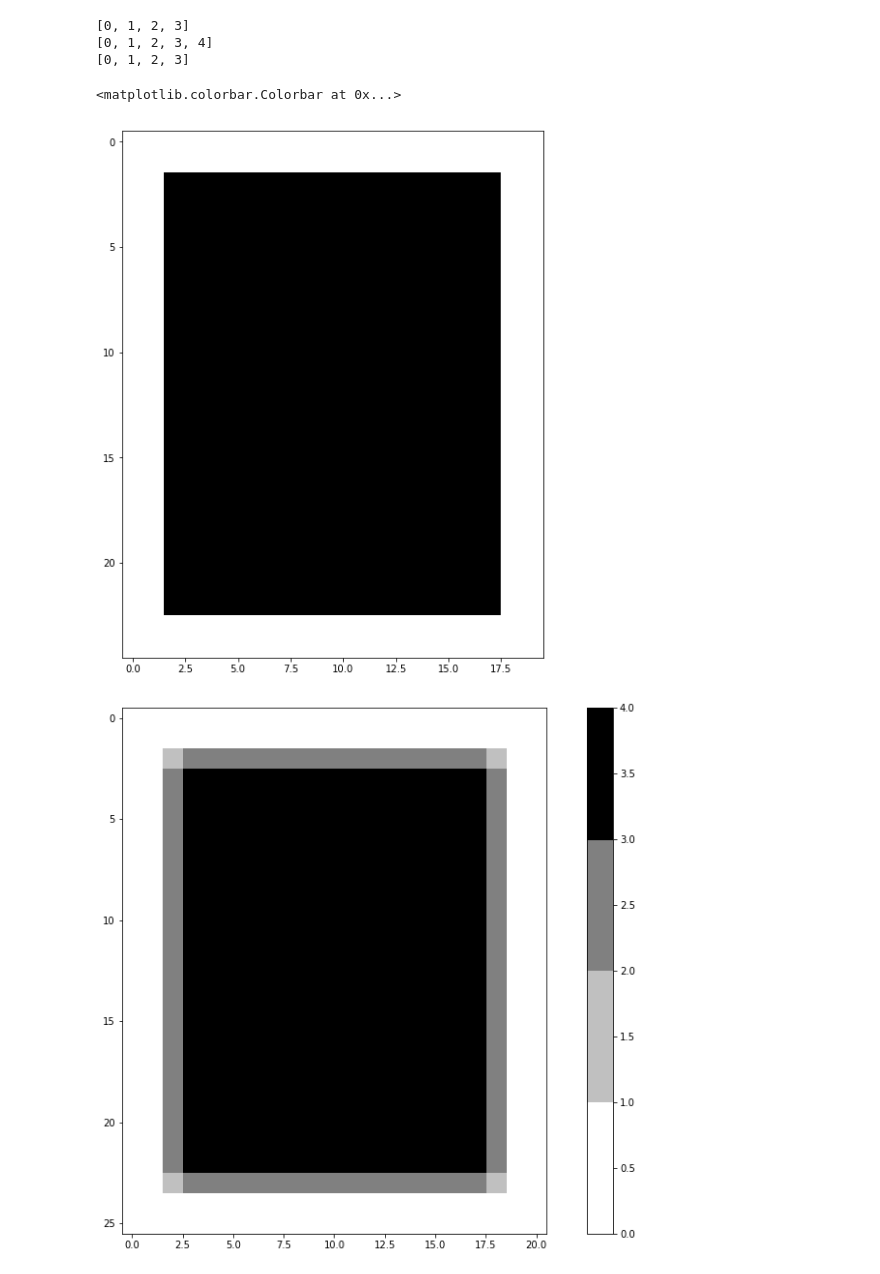
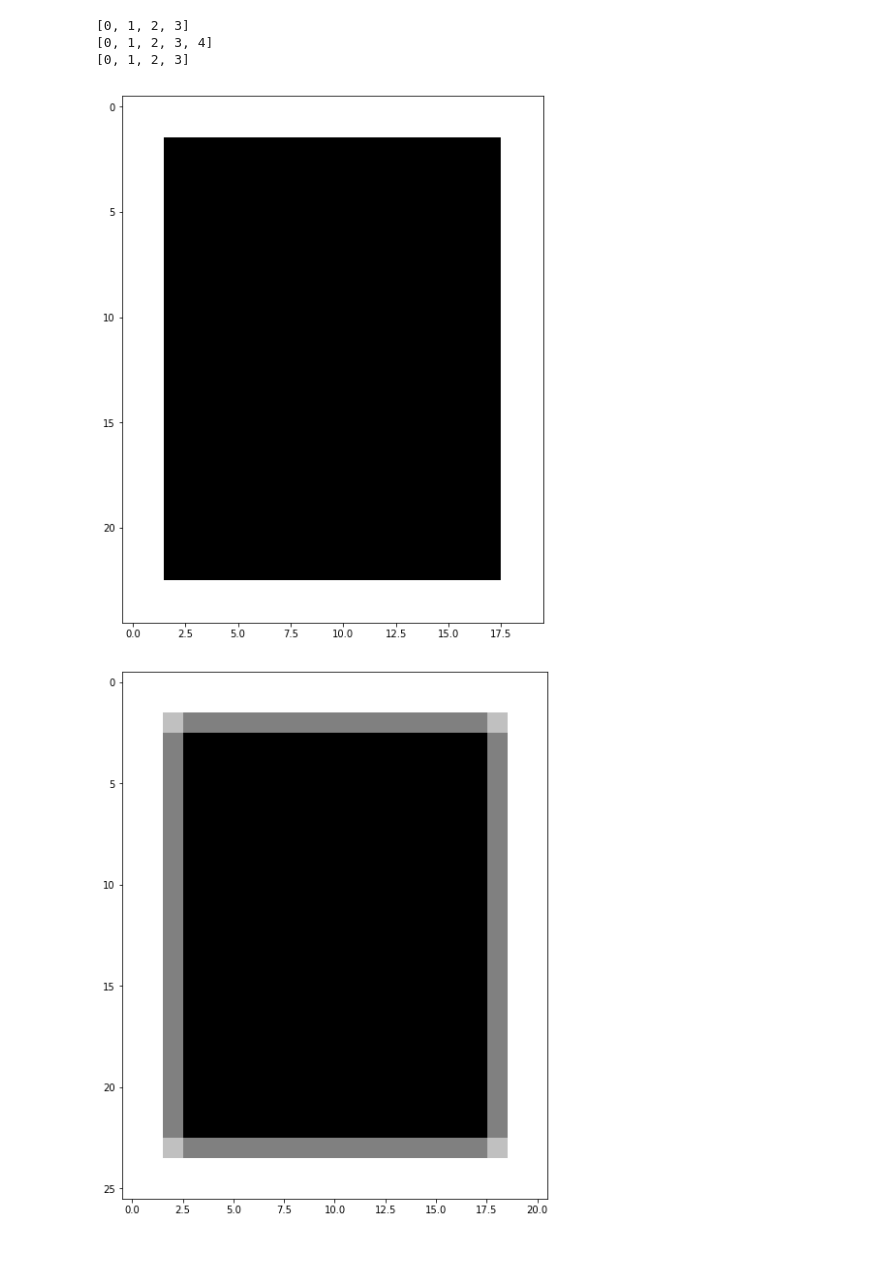
Before and after one commit to mmalenta/beam_tiling, a Jupyter notebook: Tiling.ipynb, the cells around one changed output. Saved outputs shown, nothing was run; the diff lists cells and outputs as text; code cells hidden in the pictures.

```diff
--- a/Tiling.ipynb
+++ b/Tiling.ipynb
@@ -295,29 +292,28 @@ print(mylist)
 # %%
 testcoverage = np.ones((25, 20))
 testcoverage[:, 0:2] = 0
 testcoverage[:, -2:] = 0
 testcoverage[0:2, :] = 0
 testcoverage[-2:, :] = 0
 
 testshape = np.ones((2,2))
 
 fig = plt.figure(figsize=(15,10))
 ax = fig.gca()
 
 cmap = colors.ListedColormap(['white', 'black'])
 ax.imshow(testcoverage, aspect='equal', interpolation='none', cmap=cmap)
 
 
 testconvolved = ssignal.convolve2d(testcoverage, testshape) #, testshape)
 
 fig = plt.figure(figsize=(15,10))
 ax = fig.gca()
 
 cmap2 = colors.ListedColormap(['white', 'silver', 'grey', 'black'])
 
 conv = ax.imshow(testconvolved, aspect='equal', interpolation='none', cmap=cmap2)
-fig.colorbar(conv, ax=ax)
+#fig.colorbar(conv, ax=ax)
 # %% [output]
-<matplotlib.colorbar.Colorbar at 0x...>
 [figure]
-[figure, old version]
+[figure, new version]
```
Also changed, not shown: parts of 5 cells of this notebook, 1 other file.
